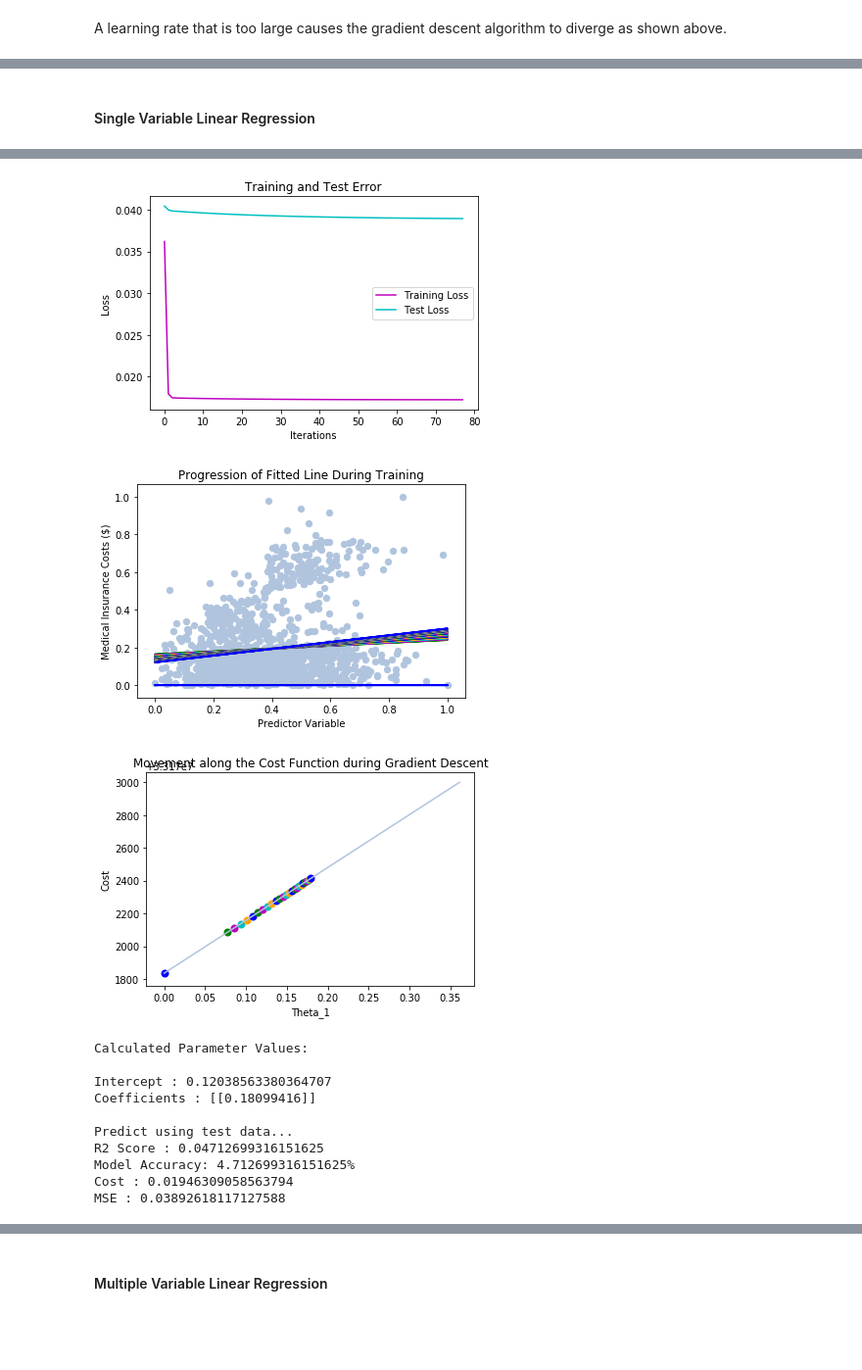
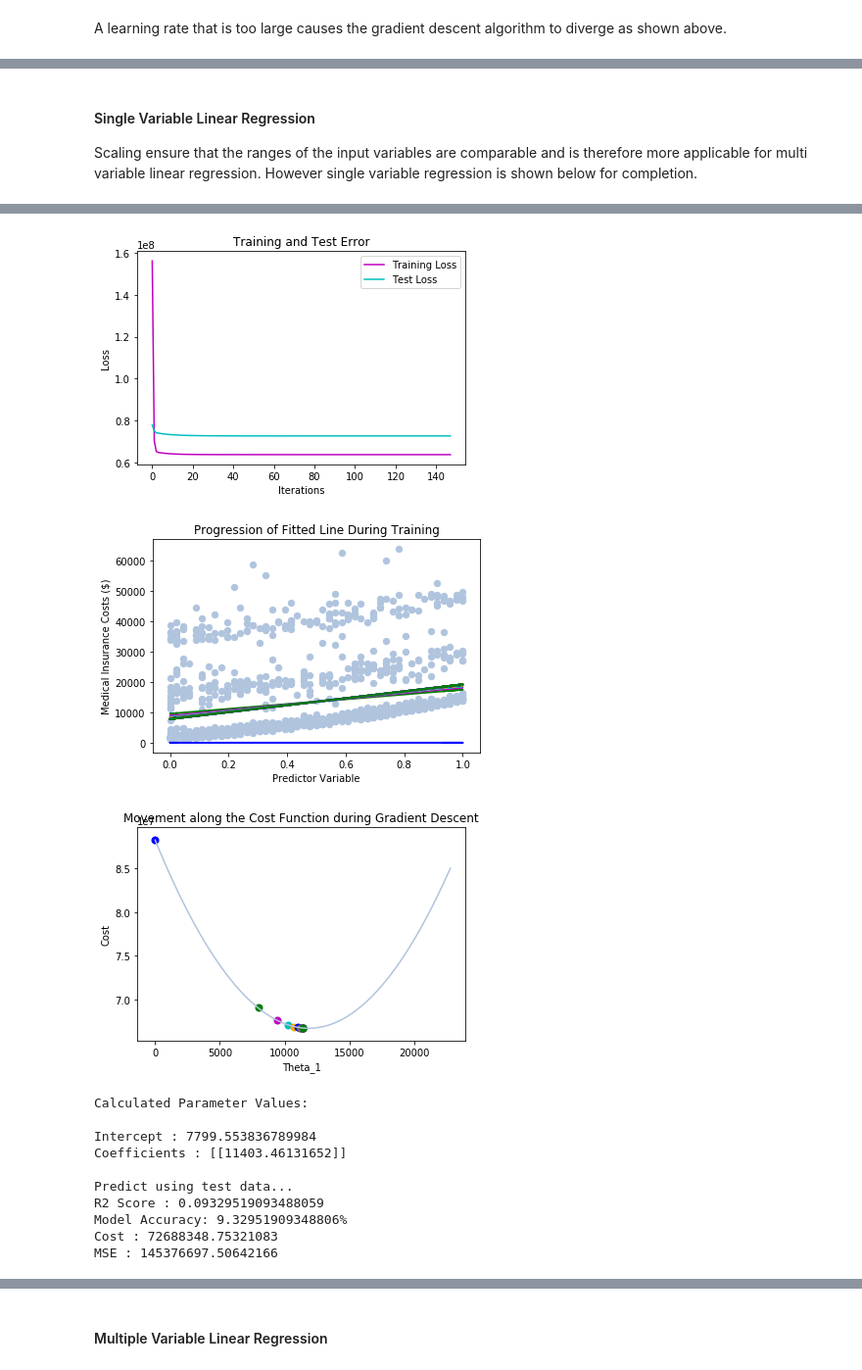
Before and after one commit to SamBall999/ACML-Assignments, a Jupyter notebook: A1_Linear_Regression/ACML_A1_1603701.ipynb, the cells around one changed output, grey strips where cells are left out. Shown at 98% size. Drawn from its saved outputs; the diff is of its cells as text; code cells hidden in the pictures; blank space fills up the shorter version.

```diff
--- a/A1_Linear_Regression/ACML_A1_1603701.ipynb
+++ b/A1_Linear_Regression/ACML_A1_1603701.ipynb
@@ -21,6 +20,6 @@ The chosen dataset involves factors affecting medical insurance costs where cost
 # %%
 #----IMPORT DATA----#
-data_path = "./data/insurance.csv" # data given in CSV format
+data_path = "./insurance.csv" # data given in CSV format
 df = pd.read_csv(data_path) #read in data
 
 pd.set_option('display.max_columns', None) #show all columns
@@ -336,14 +333,15 @@ $$
 # calculate gradient of cost function wrt parameters theta_1 to theta_d
 def gradient(pred, true, x):
     n = pred.shape[0] # number of training examples
-    grad = (np.dot(np.transpose(x),(pred-true))) / n # calculate gradient
-    return grad # return the gradient of the cost function w.r.t theta
+    grad = (np.dot(np.transpose(x),(pred-true))) / n # calculate gradient w.r.t parameters theta
+    return grad # return the gradient
 
 
 # calculate gradient of cost function wrt bias term theta_0
 def theta_0_gradient(pred, true, x):
-    grad = np.sum(pred-true) / pred.shape[0]
-    return grad
+    n = pred.shape[0] # number of training examples
+    grad = np.sum(pred-true) / n # calculate gradient w.r.t bias term
+    return grad # return the gradient
 # %% [markdown]
 In order to provide a stopping condition, two differing methods were considered to best perform the experimentation.
 
@@ -462,7 +476,7 @@ def batch_grad_desc(x, y,  x_train, x_test, y_train, y_test, lr, epsilon, single
     # init all variables
     theta = np.zeros((len(x_train[0]), 1)) # initialise weight matrix with shape (d x 1)
     theta_0 = 0 # initialise bias term
-    MAX_LOOPS = num_loops # for use if maximum iterations is used as stopping condition
+    MAX_LOOPS = 100 # for use if maximum iterations is used as stopping condition
     loops = 0 # loop counter
     theta_prev = np.ones((len(x_train[0]), 1))  # ensures while loop runs at least once
 
@@ -489,8 +503,9 @@ def batch_grad_desc(x, y,  x_train, x_test, y_train, y_test, lr, epsilon, single
         test_losses.append(test_loss)
         loops += 1
 
-    # Visualise train and test error and gradient descent process
+    # visualise train and test error and gradient descent process
     plot_test_train_loss(losses, test_losses)
+    # if single variable regression, plot additional visualisations
     if(single==1):
         visualisation(x, y, losses, test_losses, thetas, theta_0s)
     return [theta, theta_0] # return fitted parameter values and history
@@ -834,26 +840,26 @@ def scale(x_j, scale_factor): # takes in an array of input values for a single f
     x_scaled = (x_j-min(x_j))/(max(x_j)-min(x_j))
     x_scaled = x_scaled * scale_factor
     return x_scaled
-# %% [markdown]
-#### Single Variable Linear Regression
+# %% [markdown]
+#### Single Variable Linear Regression
+
+Scaling ensure that the ranges of the input variables are comparable and is therefore more applicable for multi variable linear regression. However single variable regression is shown below for completion.
 # %%
-# Single variable, only input x scaled
-# Cost function doesnt seem right?
-x = df[["bmi"]].values
+# Single variable linear regression using age variable scaled between 0 and 1
+x = df[["age"]].values
 print("Input Features x Before Scaling\n")
 print(x[0:5])
 x_scaled = scale(x, 1)
 print("\nInput Features x After Scaling\n")
 print(x_scaled[0:5])
 y = df[["charges"]].values
-#y_scaled = scale(y, 1)
 
-learning_rate = 1 # has to have a bigger learning rate?
-epsilon = 0.0005
+learning_rate = 1 # requires a larger learning rate
+epsilon = 0.005
 single = 1
 theta, theta_0 = custom_linear_regr(x_scaled, y,  learning_rate, epsilon, single)
-variable_name = "BMI"
-plot_single_hypothesis(x, y, theta, theta_0, variable_name)
+variable_name = "Age"
+plot_single_hypothesis(x_scaled, y, theta, theta_0, variable_name)
 # %% [output]
 Input Features x Before Scaling
 
@@ -876,15 +882,15 @@ Coefficients : [[0.20144546]]
 
 Training model...
-[figure, old version]
+[figure, new version]
-[figure, old version]
+[figure, new version]
-[figure, old version]
+[figure, new version]
 Calculated Parameter Values:
 
-Intercept : 0.12038563380364707
-Coefficients : [[0.18099416]]
+Intercept : 7799.553836789984
+Coefficients : [[11403.46131652]]
 
 Predict using test data...
-R2 Score : 0.04712699316151625
-Model Accuracy: 4.712699316151625%
-Cost : 0.01946309058563794
-MSE : 0.03892618117127588
+R2 Score : 0.09329519093488059
+Model Accuracy: 9.32951909348806%
+Cost : 72688348.75321083
+MSE : 145376697.50642166
```
Also changed, not shown: parts of 106 cells of this notebook.
